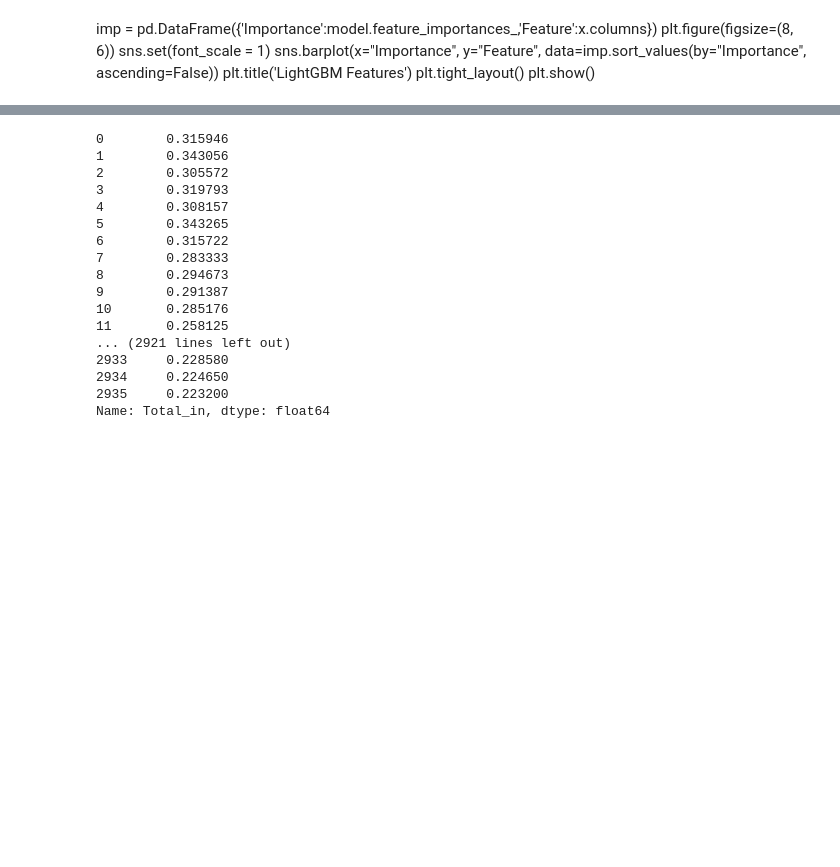
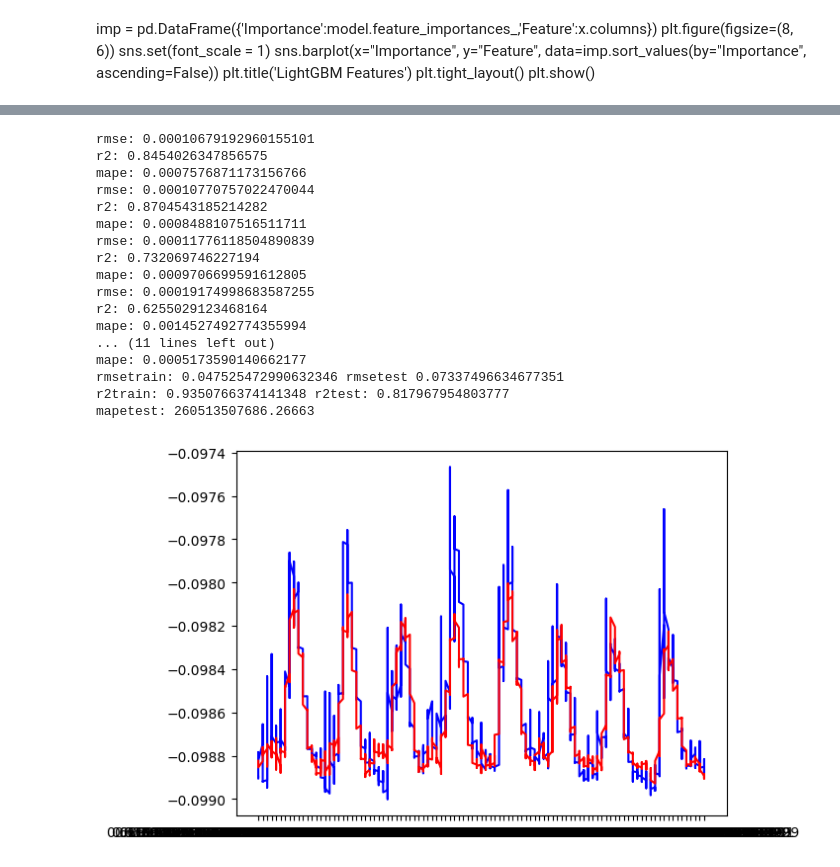
Before and after one commit to homa-abedin/Dams, a Jupyter notebook: dams-teh.ipynb, the cells around one changed output, grey strips where cells are left out. Cells and saved outputs as stored; diff of their text form; code cells hidden in the pictures; blank space fills up the shorter version.

```diff
--- a/dams-teh.ipynb
+++ b/dams-teh.ipynb
@@ -192,4 +285,7 @@ final.shape
+# %%
+df.replace([np.inf, -np.inf], np.nan, inplace=True)
+df.fillna(0, inplace=True)
 # %%
 scaler = MinMaxScaler(feature_range=(0, 1))
-scaled_data = scaler.fit_transform(final)
-scaled_df = pd.DataFrame(scaled_data, columns=final.columns)
+scaled_data = scaler.fit_transform(df)
+scaled_df = pd.DataFrame(scaled_data, columns=df.columns)
@@ -198,7 +292,7 @@ final.reset_index(inplace=True ,drop=True)
 # %%
-
-y=scaled_df[target]
-
-x = scaled_df. drop(columns =[ target ],axis=1)#,'index'
+target=scaled_df['Total_in'].shift(horizon)
+y=target
+x=scaled_df[:horizon]
+#x = scaled_df. drop(columns =[ target ],axis=1)#,'index'
 # %%
 x.shape
@@ -205,2 +301,4 @@ x.shape
+# %%
+y.dropna(inplace=True)
 # %%
 y.shape
@@ -207,52 +307,58 @@ y.shape
 # %%
-tscv = TimeSeriesSplit(n_splits = 10)
+tscv = TimeSeriesSplit(n_splits = 20)
 test_rmse = []
 train_rmse= []
 test_r2 = []
 train_r2=[]
+test_mape=[]
 i=0
 for train_index, test_index in tscv.split(x):
     i+=1
     X_train, X_test = x.iloc[train_index], x.iloc[test_index]
     Y_train, Y_test = y.iloc[train_index], y.iloc[test_index]
-    if i>=6:
+    if i>=13:
 
-        mlp = MLPRegressor(hidden_layer_sizes=(83,15), activation='relu', solver='adam', max_iter=300,learning_rate='constant', early_stopping=True,alpha=  0.01)
+        mlp = MLPRegressor(hidden_layer_sizes=(300,100), activation='relu', solver='adam', max_iter=200,learning_rate='constant', early_stopping=True,alpha=  0.05)
 
-        mlp.fit(X_train, Y_train)
+        mlp.fit(X_train, Y_train )
 
         test_predict = mlp.predict(X_test)
         train_predict = mlp.predict(X_train)
 
         test_rmse.append ( np.sqrt(mean_squared_error(Y_test, test_predict)))
         train_rmse.append ( np.sqrt(mean_squared_error(Y_train, train_predict)))
 
         test_r2 .append ( r2_score(Y_test, test_predict))
         train_r2 .append ( r2_score(Y_train, train_predict))
+        test_mape.append (mean_absolute_percentage_error(Y_test, test_predict))
+        Y_test= (np.exp(Y_test)-100)/1000
+        test_predict= (np.exp(test_predict)-100)/1000
+        plt.plot( X_test['Year'].astype(str) + X_test['month'].astype(str) ,Y_test, color='blue')
+        plt.plot( X_test['Year'].astype(str) + X_test['month'].astype(str) ,test_predict, color='red')
+        print ('rmse:',np.sqrt(mean_squared_error(Y_test, test_predict)))
+        print ('r2:', r2_score(Y_test, test_predict))
+        print ('mape:', mean_absolute_percentage_error(Y_test, test_predict))
 
 print("rmsetrain:",np.mean(train_rmse),"rmsetest",np.mean(test_rmse))
 print ("r2train:",np.mean(train_r2),'r2test:',np.mean(test_r2) )
-
-
-## ی سوال: اینجا که ما شافل نداریم. درسته که توی ارزیابی مقادیر تغییر می کنه؟؟ در صورتی که شرایط کاملا یکسان و بدون تغییر هست.؟؟؟
+print ('mapetest:',np.mean(test_mape))
+# %% [output]
+rmse: 0.00010679192960155101
+r2: 0.8454026347856575
+mape: 0.0007576871173156766
+rmse: 0.00010770757022470044
+r2: 0.8704543185214282
+mape: 0.0008488107516511711
+rmse: 0.00011776118504890839
+r2: 0.732069746227194
+mape: 0.0009706699591612805
+rmse: 0.00019174998683587255
+r2: 0.6255029123468164
+mape: 0.0014527492774355994
+... (11 lines left out)
+mape: 0.0005173590140662177
+rmsetrain: 0.047525472990632346 rmsetest 0.07337496634677351
+r2train: 0.9350766374141348 r2test: 0.817967954803777
+mapetest: 260513507686.26663
+[figure, added]
-# %%
-target
-# %% [output]
-0        0.315946
-1        0.343056
-2        0.305572
-3        0.319793
-4        0.308157
-5        0.343265
-6        0.315722
-7        0.283333
-8        0.294673
-9        0.291387
-10       0.285176
-11       0.258125
-... (2921 lines left out)
-2933     0.228580
-2934     0.224650
-2935     0.223200
-Name: Total_in, dtype: float64
 # %%
```
Also changed, not shown: parts of 21 cells of this notebook.
